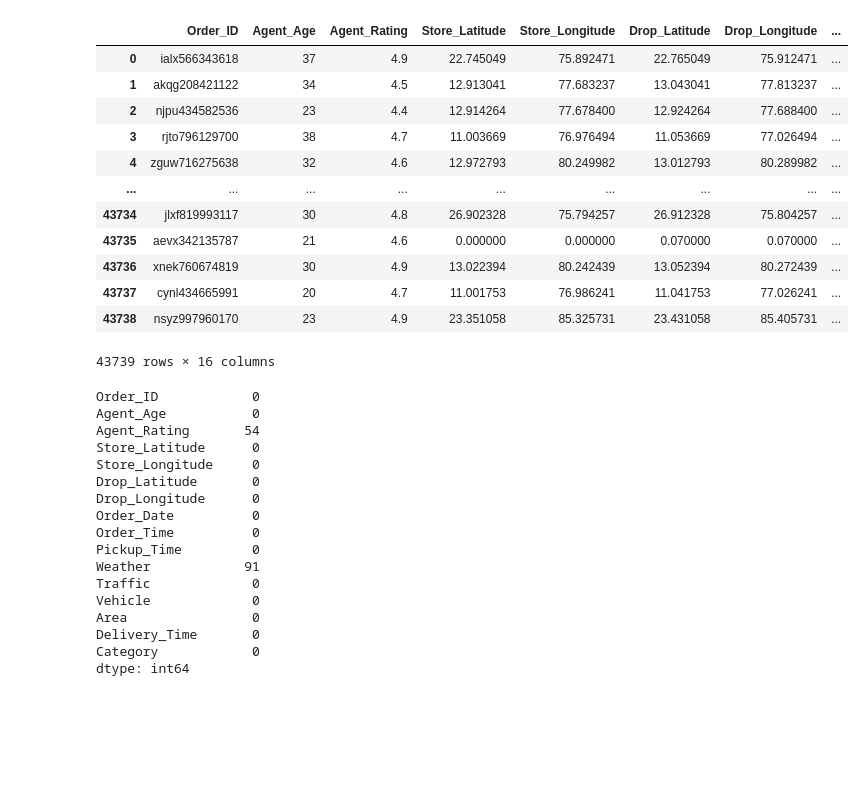
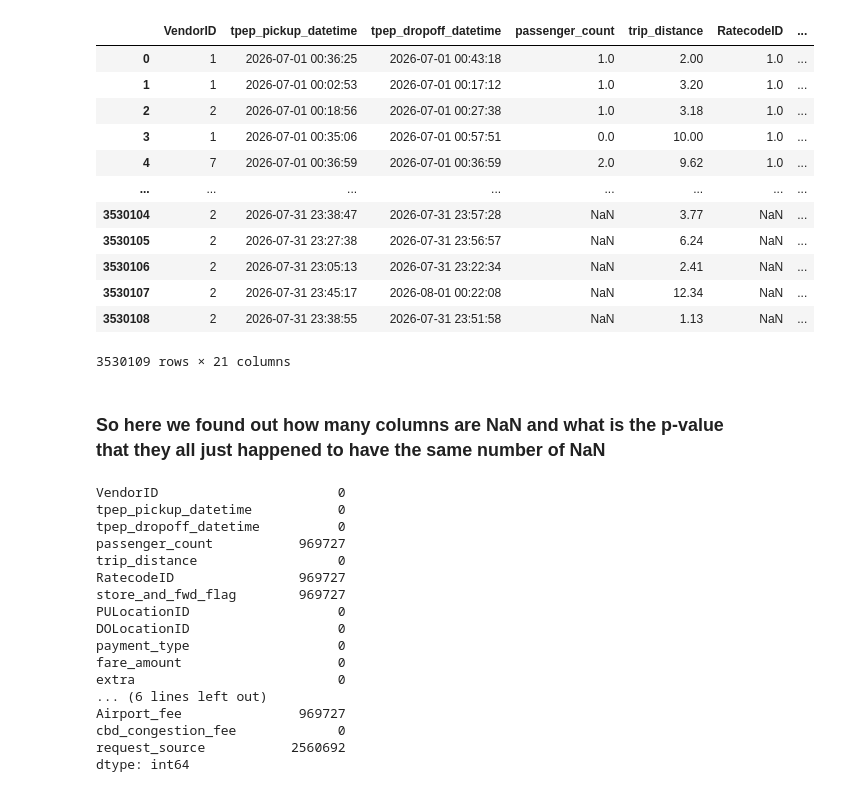
Before and after one commit to Speeb04/The-Zon, a Jupyter notebook: main.ipynb, the cells around one changed output. Cells and saved outputs as stored; diff of their text form; code cells hidden in the pictures; blank space fills up the shorter version.

```diff
--- a/main.ipynb
+++ b/main.ipynb
@@ -1,41 +4,43 @@
 # %%
 import numpy as np
 import pandas as pd
 
-data = pd.read_csv('data/the_zon.csv')
+data = pd.read_csv('data/yellow_tripdata_2026-07.csv')
 
 data
 # %% [output]
-|  | Order_ID | Agent_Age | Agent_Rating | Store_Latitude | Store_Longitude | Drop_Latitude | Drop_Longitude | ... |
-| 0 | ialx566343618 | 37 | 4.9 | 22.745049 | 75.892471 | 22.765049 | 75.912471 | ... |
-| 1 | akqg208421122 | 34 | 4.5 | 12.913041 | 77.683237 | 13.043041 | 77.813237 | ... |
-| 2 | njpu434582536 | 23 | 4.4 | 12.914264 | 77.678400 | 12.924264 | 77.688400 | ... |
-| 3 | rjto796129700 | 38 | 4.7 | 11.003669 | 76.976494 | 11.053669 | 77.026494 | ... |
-| 4 | zguw716275638 | 32 | 4.6 | 12.972793 | 80.249982 | 13.012793 | 80.289982 | ... |
-| ... | ... | ... | ... | ... | ... | ... | ... | ... |
-| 43734 | jlxf819993117 | 30 | 4.8 | 26.902328 | 75.794257 | 26.912328 | 75.804257 | ... |
-| 43735 | aevx342135787 | 21 | 4.6 | 0.000000 | 0.000000 | 0.070000 | 0.070000 | ... |
-| 43736 | xnek760674819 | 30 | 4.9 | 13.022394 | 80.242439 | 13.052394 | 80.272439 | ... |
-| 43737 | cynl434665991 | 20 | 4.7 | 11.001753 | 76.986241 | 11.041753 | 77.026241 | ... |
-| 43738 | nsyz997960170 | 23 | 4.9 | 23.351058 | 85.325731 | 23.431058 | 85.405731 | ... |
+|  | VendorID | tpep_pickup_datetime | tpep_dropoff_datetime | passenger_count | trip_distance | RatecodeID | ... |
+| 0 | 1 | 2026-07-01 00:36:25 | 2026-07-01 00:43:18 | 1.0 | 2.00 | 1.0 | ... |
+| 1 | 1 | 2026-07-01 00:02:53 | 2026-07-01 00:17:12 | 1.0 | 3.20 | 1.0 | ... |
+| 2 | 2 | 2026-07-01 00:18:56 | 2026-07-01 00:27:38 | 1.0 | 3.18 | 1.0 | ... |
+| 3 | 1 | 2026-07-01 00:35:06 | 2026-07-01 00:57:51 | 0.0 | 10.00 | 1.0 | ... |
+| 4 | 7 | 2026-07-01 00:36:59 | 2026-07-01 00:36:59 | 2.0 | 9.62 | 1.0 | ... |
+| ... | ... | ... | ... | ... | ... | ... | ... |
+| 3530104 | 2 | 2026-07-31 23:38:47 | 2026-07-31 23:57:28 | NaN | 3.77 | NaN | ... |
+| 3530105 | 2 | 2026-07-31 23:27:38 | 2026-07-31 23:56:57 | NaN | 6.24 | NaN | ... |
+| 3530106 | 2 | 2026-07-31 23:05:13 | 2026-07-31 23:22:34 | NaN | 2.41 | NaN | ... |
+| 3530107 | 2 | 2026-07-31 23:45:17 | 2026-08-01 00:22:08 | NaN | 12.34 | NaN | ... |
+| 3530108 | 2 | 2026-07-31 23:38:55 | 2026-07-31 23:51:58 | NaN | 1.13 | NaN | ... |
-43739 rows × 16 columns
+3530109 rows × 21 columns
+# %% [markdown]
+### So here we found out how many columns are NaN and what is the p-value that they all just happened to have the same number of NaN
 # %%
 data.isna().sum()
 # %% [output]
-Order_ID            0
-Agent_Age           0
-Agent_Rating       54
-Store_Latitude      0
-Store_Longitude     0
-Drop_Latitude       0
-Drop_Longitude      0
-Order_Date          0
-Order_Time          0
-Pickup_Time         0
-Weather            91
-Traffic             0
-Vehicle             0
-Area                0
-Delivery_Time       0
-Category            0
+VendorID                       0
+tpep_pickup_datetime           0
+tpep_dropoff_datetime          0
+passenger_count           969727
+trip_distance                  0
+RatecodeID                969727
+store_and_fwd_flag        969727
+PULocationID                   0
+DOLocationID                   0
+payment_type                   0
+fare_amount                    0
+extra                          0
+... (6 lines left out)
+Airport_fee               969727
+cbd_congestion_fee             0
+request_source           2560692
 dtype: int64
```
Also changed, not shown: parts of 17 cells of this notebook, 5 other files.
